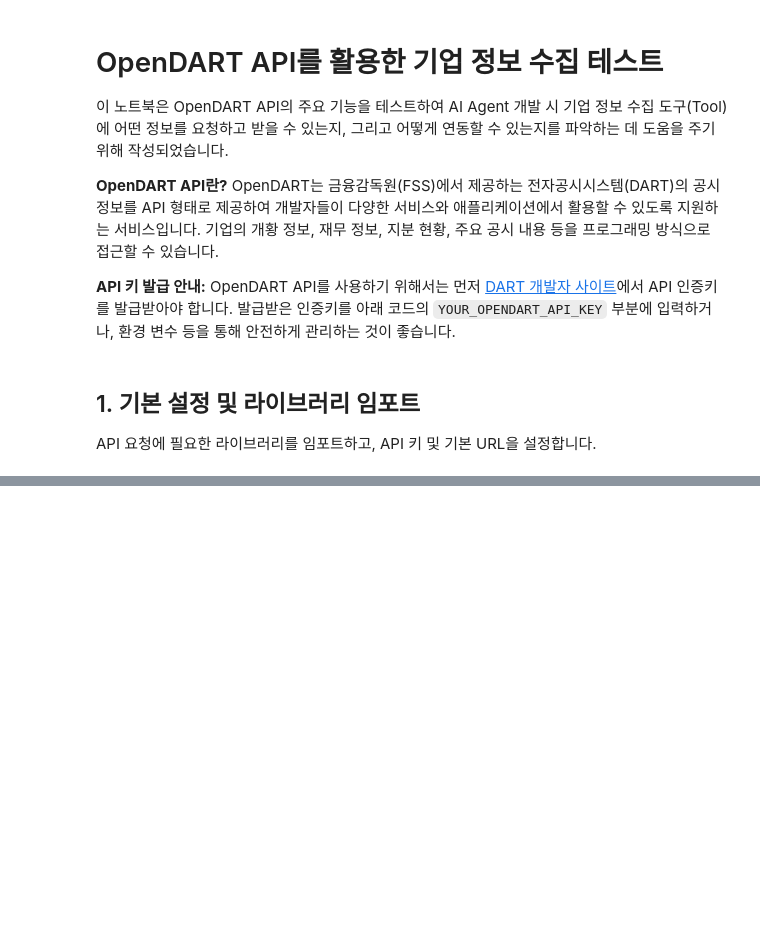
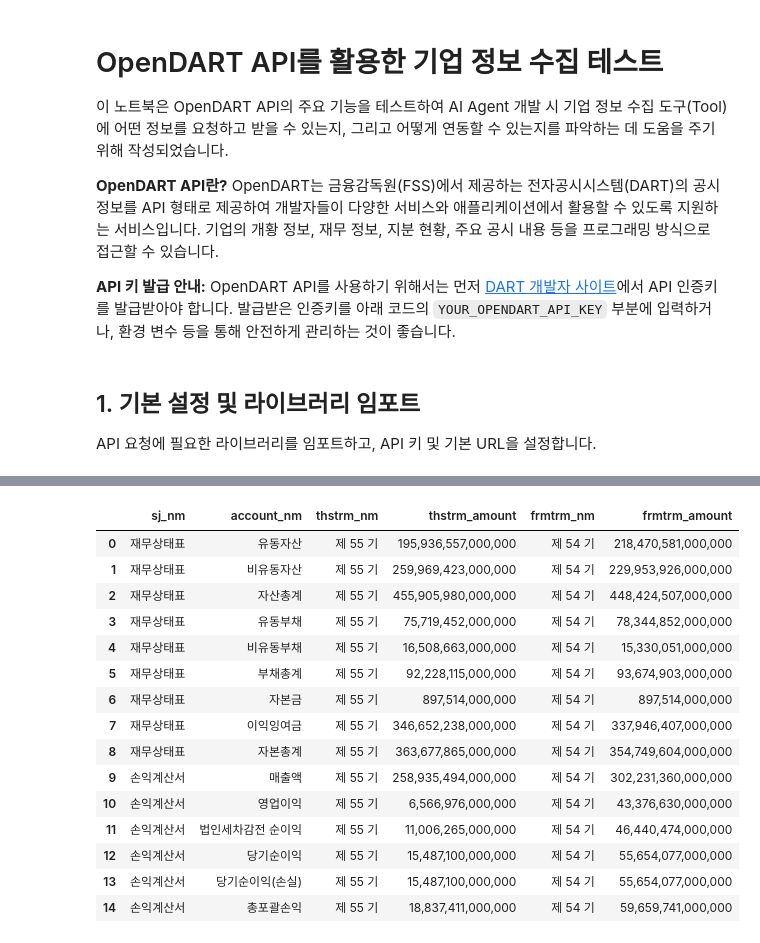
Before and after one commit to arkwith7/ai_agent_demo, a Jupyter notebook: backend/02.OpenDAART_API_기업정보_테스트.ipynb, the cells around one changed output, grey strips where cells are left out. Drawn from its saved outputs; the diff is of its cells as text; code cells hidden in the pictures; blank space fills up the shorter version.

```diff
--- a/backend/02.OpenDAART_API_기업정보_테스트.ipynb
+++ b/backend/02.OpenDAART_API_기업정보_테스트.ipynb
@@ -175,38 +414,84 @@ if samsung_corp_code:
 # %%
+## 6. 재무정보 조회 (수정된 버전)
+
 def get_financial_statement(corp_code, bsns_year, reprt_code="11011"):
     """기업의 특정 연도, 보고서 종류에 따른 재무제표를 조회합니다."""
     if not corp_code:
-        print("기업 고유번호가 없어 조회할 수 없습니다.")
+        print("❌ 기업 고유번호가 없어 조회할 수 없습니다.")
         return None
 
-    # 여기서는 fnlttSinglAcnt.json (주요계정)을 사용합니다.
-    # 더 상세한 정보를 원하면 fnlttMultiAcnt.json을 사용할 수 있습니다.
+    # 보고서 코드 매핑
+    report_names = {
+        "11013": "1분기보고서",
+        "11012": "반기보고서",
+        "11014": "3분기보고서",
+        "11011": "사업보고서(연간)"
+    }
+
+    report_name = report_names.get(reprt_code, f"보고서코드{reprt_code}")
+    print(f"💰 재무정보 조회 중... ({bsns_year}년 {report_name})")
+
     url = f"{BASE_URL}/fnlttSinglAcnt.json"
     params = {
         'crtfc_key': API_KEY,
         'corp_code': corp_code,
         'bsns_year': bsns_year,
         'reprt_code': reprt_code
-        # 'fs_div': 'CFS' # 연결재무제표. 'OFS'는 개별재무제표
     }
+
+    # API 호출 제한을 고려한 지연
+    time.sleep(0.5)
+
     response = requests.get(url, params=params)
     data = handle_api_response(response)
 
     if data and data.get('list'):
-        print(f"\n--- [{corp_code}] {bsns_year}년 {reprt_code} 재무 정보 ---")
-        fs_df = pd.DataFrame(data['list'])
-        # 필요에 따라 컬럼 선택 및 이름 변경
-        # 예: 'account_nm', 'thstrm_nm', 'thstrm_amount', 'frmtrm_amount'
-        display(fs_df[['sj_nm', 'account_nm', 'account_detail', 'thstrm_nm', 'thstrm_amount', 'frmtrm_nm', 'frmtrm_amount']])
-        return data['list']
+        fs_list = data['list']
+        print(f"✅ {bsns_year}년 {report_name} 재무 정보 ({len(fs_list)}개 항목)")
+
+        df = pd.DataFrame(fs_list)
+
+        # 주요 컬럼 확인 및 선택
+        important_columns = ['sj_nm', 'account_nm', 'account_detail', 'thstrm_nm', 'thstrm_amount', 'frmtrm_nm', 'frmtrm_amount']
+        available_columns = [col for col in important_columns if col in df.columns]
+
+        if available_columns:
+            print(f"\n📊 재무정보 요약 (상위 15개 항목):")
+            display_df = df[available_columns].head(15)
+            display(display_df)
+
+            # 주요 재무 지표 추출 (매출액, 영업이익, 당기순이익 등)
+            key_accounts = ['매출액', '영업이익', '당기순이익', '총자산', '자본총계']
+            print(f"\n💡 주요 재무지표:")
+            for account in key_accounts:
+                matched = df[df['account_nm'].str.contains(account, na=False)]
+                if len(matched) > 0:
+                    for _, row in matched.head(1).iterrows():
+                        amount = row.get('thstrm_amount', 'N/A')
+                        if amount and amount != 'N/A':
+                            try:
+                                amount_num = int(amount.replace(',', ''))
+                                amount_formatted = f"{amount_num:,}"
+                            except:
+                                amount_formatted = amount
+                        else:
+                            amount_formatted = 'N/A'
+                        print(f"   📈 {row['account_nm']}: {amount_formatted}")
+
+        return fs_list
     else:
-        print(f"[{corp_code}] {bsns_year}년 {reprt_code} 재무 정보를 찾을 수 없습니다.")
+        print(f"❌ {bsns_year}년 {report_name} 재무 정보를 찾을 수 없습니다.")
+        print("   💡 다른 연도나 보고서 유형을 시도해보세요.")
     return None
 
 # 삼성전자 2023년 사업보고서(연간) 재무 정보 조회 테스트
 if samsung_corp_code:
-    samsung_fs_2023_annual = get_financial_statement(samsung_corp_code, "2023", "11011")
+    print("\n" + "="*60)
+    samsung_fs_2023 = get_financial_statement(samsung_corp_code, "2023", "11011")
 
-# 현대자동차 2023년 3분기 보고서 재무 정보 조회 테스트
+# 현대자동차 2023년도 재무정보도 조회해보기
+hyundai_corp_code = get_corp_code("현대자동차", corp_df)
 if hyundai_corp_code:
-    hyundai_fs_2023_q3 = get_financial_statement(hyundai_corp_code, "2023", "11014")
+    print("\n" + "="*60)
+    hyundai_fs_2023 = get_financial_statement(hyundai_corp_code, "2023", "11011")
+# %% [output]
@@ -212,0 +506,16 @@ if hyundai_corp_code:
+|  | sj_nm | account_nm | thstrm_nm | thstrm_amount | frmtrm_nm | frmtrm_amount |
+| 0 | 재무상태표 | 유동자산 | 제 55 기 | 195,936,557,000,000 | 제 54 기 | 218,470,581,000,000 |
+| 1 | 재무상태표 | 비유동자산 | 제 55 기 | 259,969,423,000,000 | 제 54 기 | 229,953,926,000,000 |
+| 2 | 재무상태표 | 자산총계 | 제 55 기 | 455,905,980,000,000 | 제 54 기 | 448,424,507,000,000 |
+| 3 | 재무상태표 | 유동부채 | 제 55 기 | 75,719,452,000,000 | 제 54 기 | 78,344,852,000,000 |
+| 4 | 재무상태표 | 비유동부채 | 제 55 기 | 16,508,663,000,000 | 제 54 기 | 15,330,051,000,000 |
+| 5 | 재무상태표 | 부채총계 | 제 55 기 | 92,228,115,000,000 | 제 54 기 | 93,674,903,000,000 |
+| 6 | 재무상태표 | 자본금 | 제 55 기 | 897,514,000,000 | 제 54 기 | 897,514,000,000 |
+| 7 | 재무상태표 | 이익잉여금 | 제 55 기 | 346,652,238,000,000 | 제 54 기 | 337,946,407,000,000 |
+| 8 | 재무상태표 | 자본총계 | 제 55 기 | 363,677,865,000,000 | 제 54 기 | 354,749,604,000,000 |
+| 9 | 손익계산서 | 매출액 | 제 55 기 | 258,935,494,000,000 | 제 54 기 | 302,231,360,000,000 |
+| 10 | 손익계산서 | 영업이익 | 제 55 기 | 6,566,976,000,000 | 제 54 기 | 43,376,630,000,000 |
+| 11 | 손익계산서 | 법인세차감전 순이익 | 제 55 기 | 11,006,265,000,000 | 제 54 기 | 46,440,474,000,000 |
+| 12 | 손익계산서 | 당기순이익 | 제 55 기 | 15,487,100,000,000 | 제 54 기 | 55,654,077,000,000 |
+| 13 | 손익계산서 | 당기순이익(손실) | 제 55 기 | 15,487,100,000,000 | 제 54 기 | 55,654,077,000,000 |
+| 14 | 손익계산서 | 총포괄손익 | 제 55 기 | 18,837,411,000,000 | 제 54 기 | 59,659,741,000,000 |
```
Also changed, not shown: parts of 20 cells of this notebook, 1 other file.
